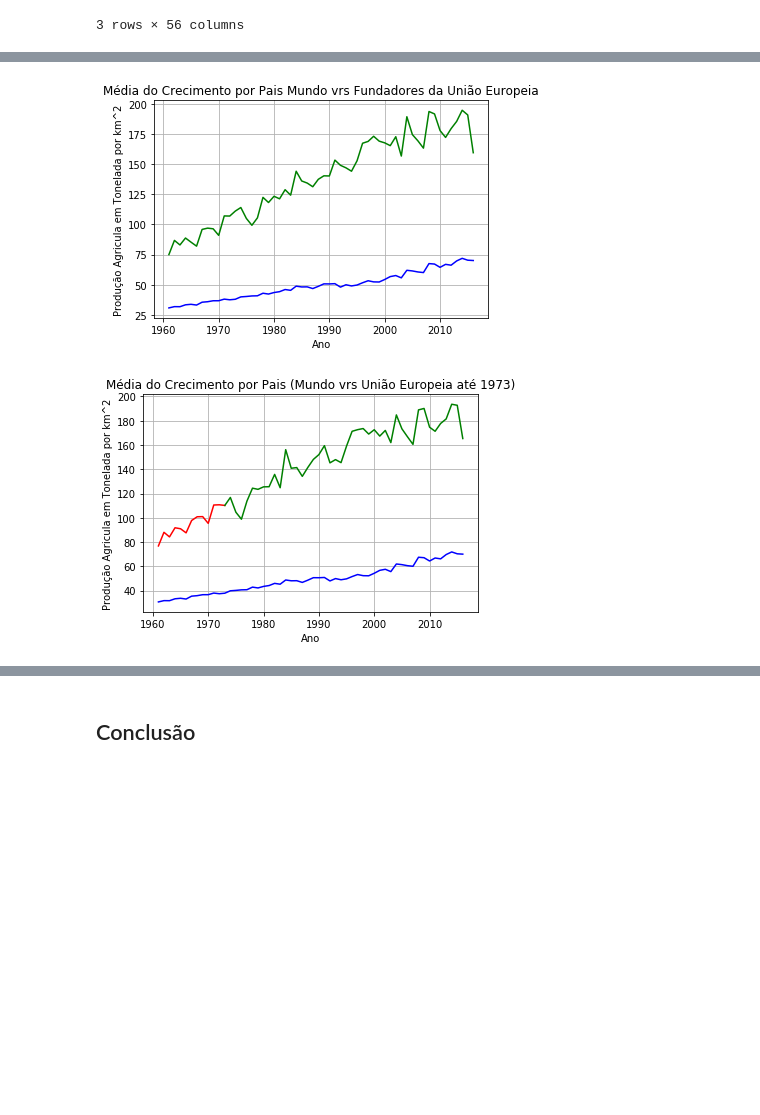
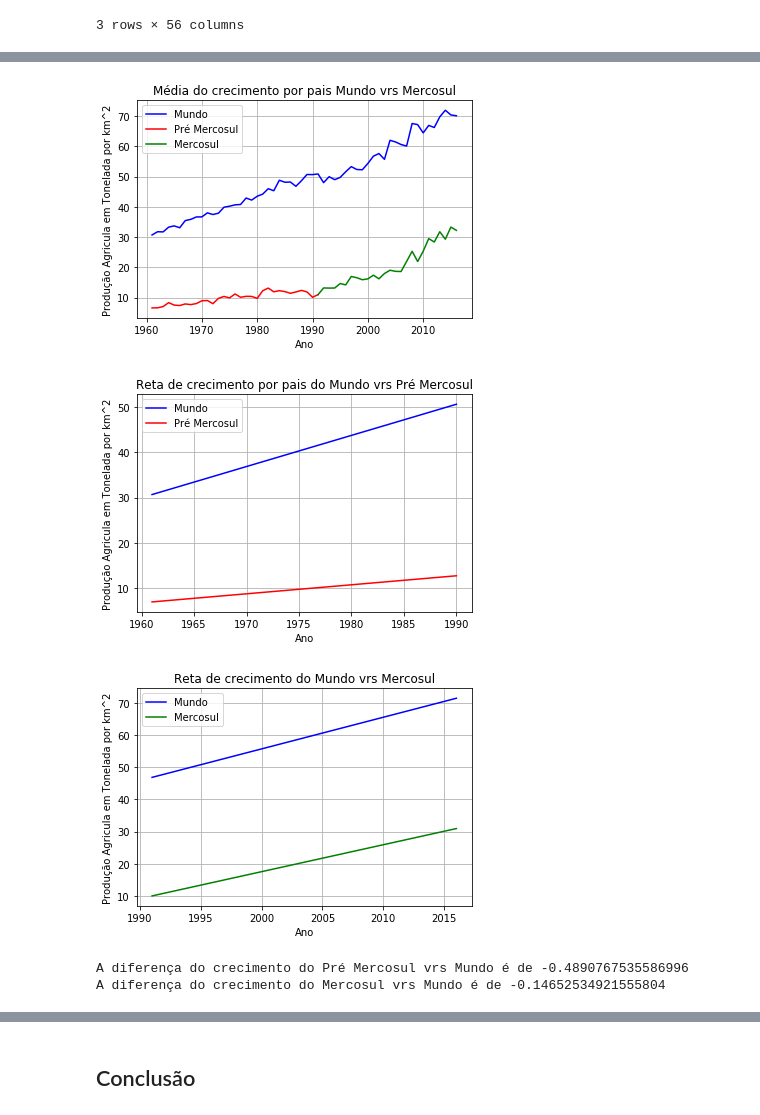
Before and after one commit to Peng1104/Ciencia-dos-Dados, a Jupyter notebook: Projeto1.ipynb, the cells around one changed output, grey strips where cells are left out. Saved outputs shown, nothing was run; the diff lists cells and outputs as text; code cells hidden in the pictures; blank space fills up the shorter version.

```diff
--- a/Projeto1.ipynb
+++ b/Projeto1.ipynb
@@ -208,42 +223,0 @@ A diferença do crecimento do Mercosul vrs Mundo é de -0.14652534921555804
-# %%
-# Paises fundadores da União Europeia (1 de janeiro de 1958)
-
-eu_list = ["Belgium", "France", "Germany", "Italy", "Luxembourg", "Netherlands"]
-
-eu_1 = data.loc[eu_list, :]
-
-media_eu_1 = getMedia(eu_1)
-
-mkPlot([media_mundial, media_eu_1], ["b", "g"])
-show("Média do Crecimento por Pais Mundo vrs Fundadores da União Europeia", "Ano", "Produção Agricula em Tonelada por km^2")
-# %% [output]
-[figure, removed]
-# %%
-# União Europeia entrda de paises em 1 de janeiro de 1973
-
-ano = 1973
-pre_resultados = []
-lista_de_entrada = ("Denmark", "Ireland", "United Kingdom")
-
-eu_list.extend(lista_de_entrada)
-
-pre_eu_2 = data.loc[lista_de_entrada, ano>=data.columns]
-eu_2 = data.loc[lista_de_entrada, ano<=data.columns]
-
-media_pre_eu_2 = getMedia(pre_eu_2)
-media_eu_2 = getMedia(eu_2)
-
-mkPlot([media_mundial, media_pre_eu_2, media_eu_2], ["b", "r", "g"])
-show("Média do Crecimento por Pais Mundo vrs União Europeia até {0}".format(ano), "Ano", "Produção Agricula em Tonelada por km^2")
-
-valores = retas([media_mundial, media_pre_mercosul], ["b", "r"], end=ano)
-show("Reta de Crecimento (Mundo vrs Pré Mercosul)", "Ano", "Produção Agricula em Tonelada por km^2")
-
-pre_resultados.append(["Pré Mercosul vrs Pré Mercosul", valores[1] - valores[0]])
-
-valores = retas([media_mundial, media_mercosul], ["b", "g"], start=ano)
-show("Reta de Crecimento (Mundo vrs Mercosul)", "Ano", "Produção Agricula em Tonelada por km^2")
-
-pre_resultados.append(["Mercosul vrs Mundo", (valores[1] - valores[0])])
-# %% [output]
-[figure, removed]
@@ -291,0 +224,14 @@ mkPlot([media_mundial, media_pre_eu_5, media_eu_5], ["b", "r", "g"])
+# %%
+# Mercosul fundado em 1 de janeiro de 1991
+
+ano = 1991
+lista = ["Argentina", "Brazil", "Paraguay", "Uruguay"]
+nome = "Mercosul"
+
+estudar_organizacao(lista, ano, nome);
+# %% [output]
+[figure, added]
+[figure, added]
+[figure, added]
+A diferença do crecimento do Pré Mercosul vrs Mundo é de -0.4890767535586996
+A diferença do crecimento do Mercosul vrs Mundo é de -0.14652534921555804
```
Also changed, not shown: parts of 17 cells of this notebook.
